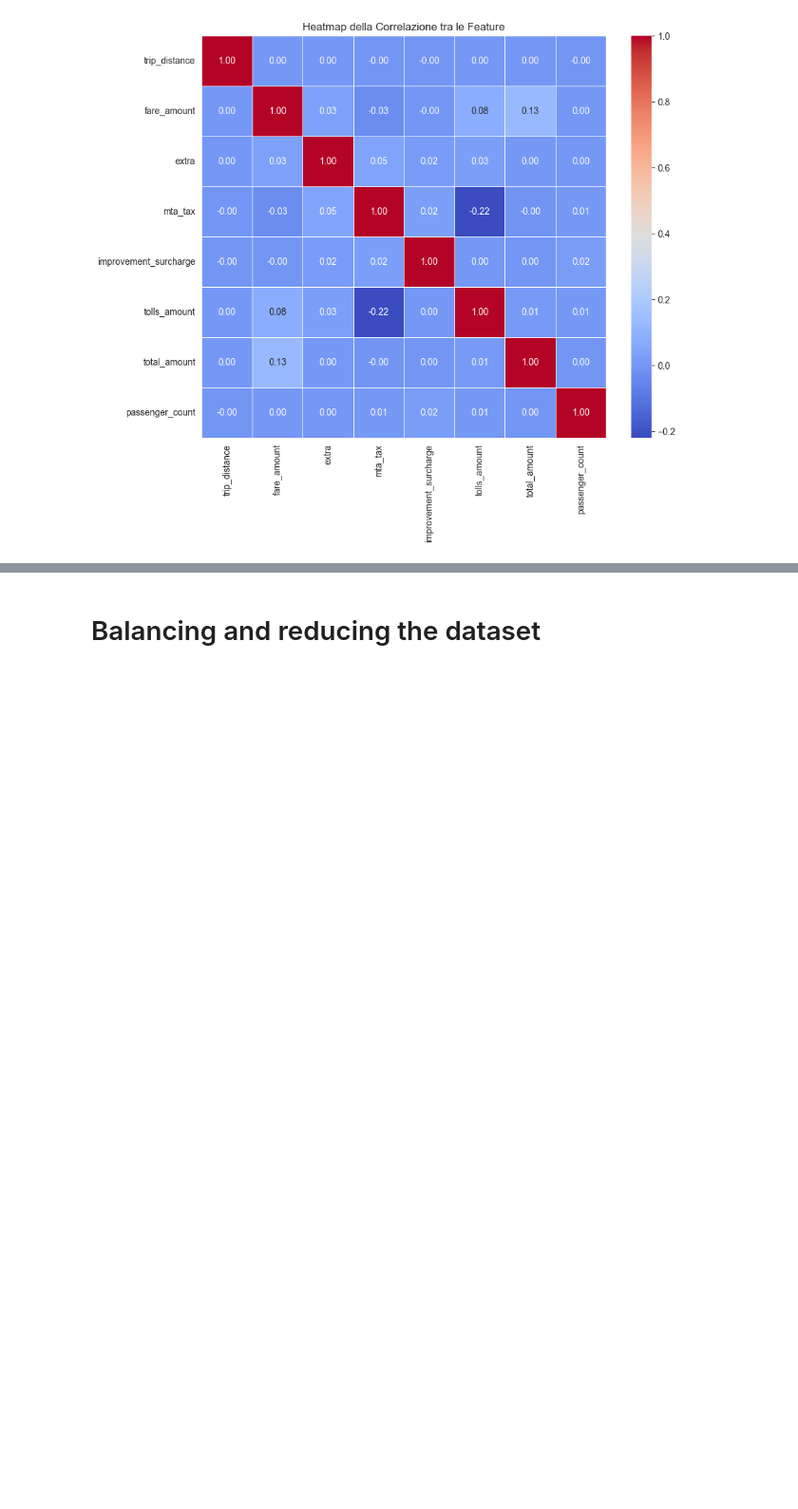
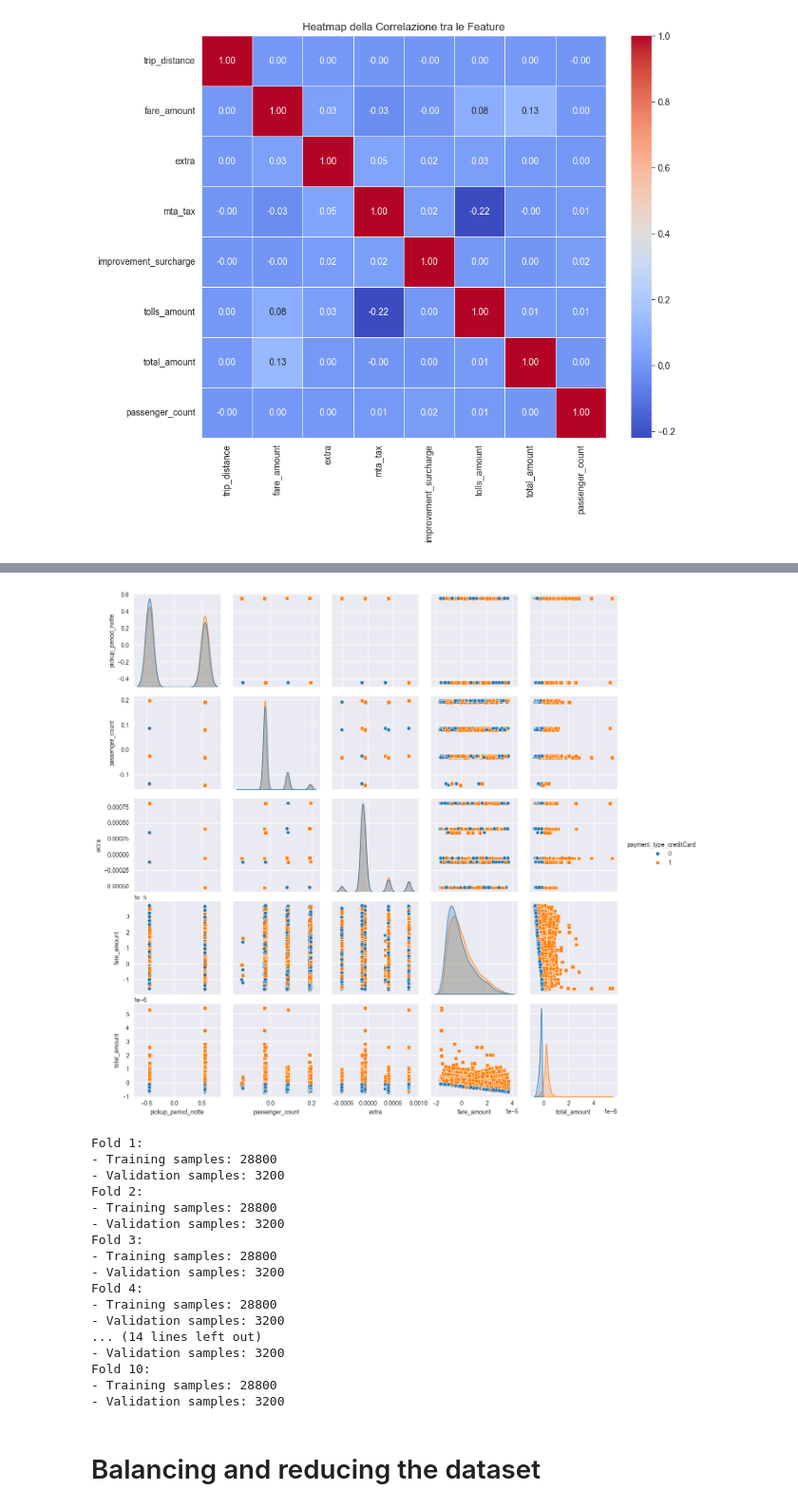
Before and after one commit to NicolaPicciafuoco/time-series-analysis, a Jupyter notebook: code/dataset_taxi_NYC/classification.ipynb, the cells around one changed output, grey strips where cells are left out. Shown at 95% size. Drawn from its saved outputs; the diff is of its cells as text; code cells hidden in the pictures; blank space fills up the shorter version.

```diff
--- a/code/dataset_taxi_NYC/classification.ipynb
+++ b/code/dataset_taxi_NYC/classification.ipynb
@@ -333,0 +350,19 @@ print (df_normalized)
+# %%
+outliers_dict = {}
+
+# Itera su tutte le colonne numeriche
+for col in df_normalized.select_dtypes(include=['float64', 'int64']).columns:
+    Q1 = df_normalized[col].quantile(0.25)
+    Q3 = df_normalized[col].quantile(0.75)
+    IQR = Q3 - Q1
+    lower_limit = Q1 - 1.5 * IQR
+    upper_limit = Q3 + 1.5 * IQR
+
+    # Trova gli outlier per questa colonna
+    outliers = df_normalized[(df_normalized[col] < lower_limit) | (df_normalized[col] > upper_limit)]
+    outliers_dict[col] = outliers.index.tolist()  # Salva gli indici degli outlier
+
+    print(f"Colonna: {col}, Numero di outlier: {len(outliers)}")
+
+all_outliers = set([idx for indices in outliers_dict.values() for idx in indices])
+print(f"Numero totale di outlier: {len(all_outliers)}")
@@ -334,3 +463,33 @@ print (df_normalized)
+# %%
+# Verifica della separabilità: Pair plot sul training set
+sns.pairplot(X_train_pca_df, hue="payment_type_creditCard", diag_kind="kde", markers=["o", "s"])
+plt.show()
+
+# K-Fold Cross Validation
+kf = StratifiedKFold(n_splits=10, shuffle=True, random_state=42)
+for fold, (train_idx, val_idx) in enumerate(kf.split(X_train_pca, y_train_val)):
+    print(f"Fold {fold+1}:")
+    print(f"- Training samples: {len(train_idx)}")
+    print(f"- Validation samples: {len(val_idx)}")
+# %% [output]
+[figure, added]
+Fold 1:
+- Training samples: 28800
+- Validation samples: 3200
+Fold 2:
+- Training samples: 28800
+- Validation samples: 3200
+Fold 3:
+- Training samples: 28800
+- Validation samples: 3200
+Fold 4:
+- Training samples: 28800
+- Validation samples: 3200
+... (14 lines left out)
+- Validation samples: 3200
+Fold 10:
+- Training samples: 28800
+- Validation samples: 3200
 # %% [markdown]
 # Balancing and reducing the dataset
 # %%
```
Also changed, not shown: parts of 47 cells of this notebook.
